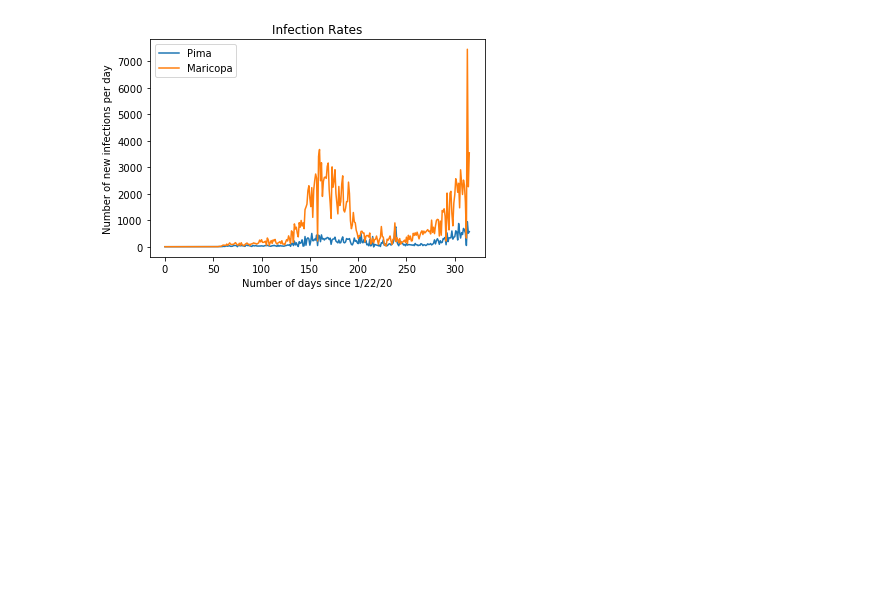
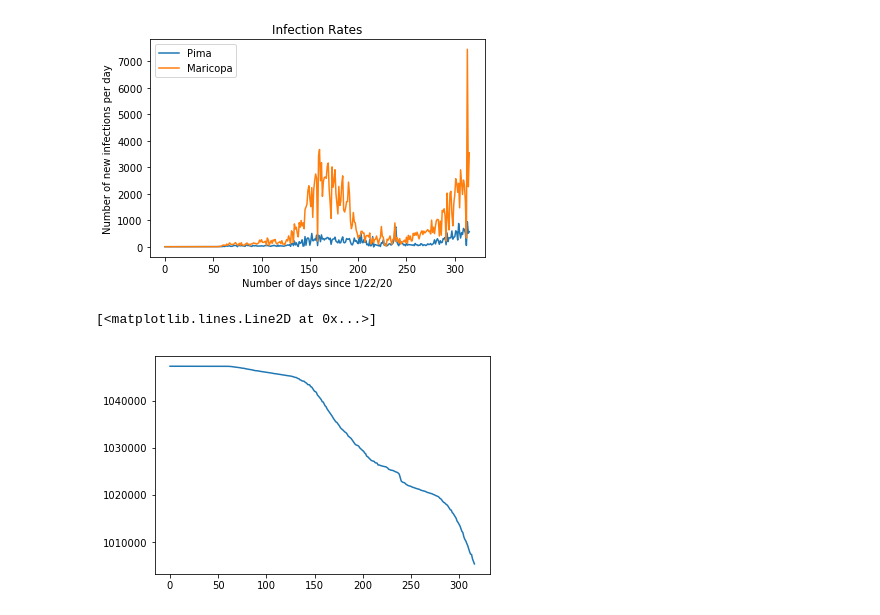
Before and after one commit to Rubalicious/vaccine-allocation, a Jupyter notebook: data.ipynb, the cells around one changed output. Saved outputs shown, nothing was run; the diff lists cells and outputs as text; code cells hidden in the pictures; blank space fills up the shorter version.

```diff
--- a/data.ipynb
+++ b/data.ipynb
@@ -88,6 +88,16 @@ plt.legend()
 plt.show()
 # %% [output]
 [figure]
+# %%
+alpha = 0
+S_potential = [N_Pima - I[s] - alpha for s in range(T)]
+plt.plot(range(T), S_potential)
+
+# set alpha = 0.1
+# (N_Pima-I[s])*(1-alpha)
+# %% [output]
+[<matplotlib.lines.Line2D at 0x...>]
+[figure, added]
 # %%
 # Suppose
 I = I_pima
```
Also changed, not shown: parts of 11 cells of this notebook.
